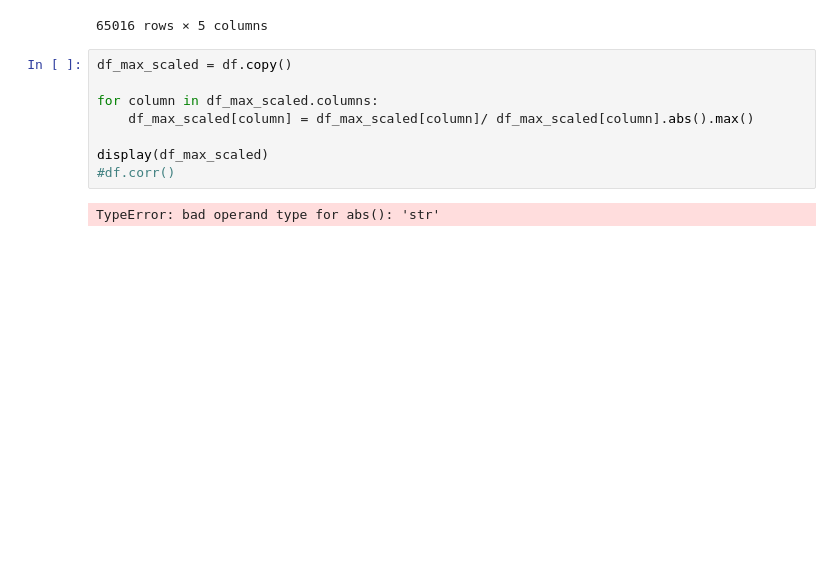
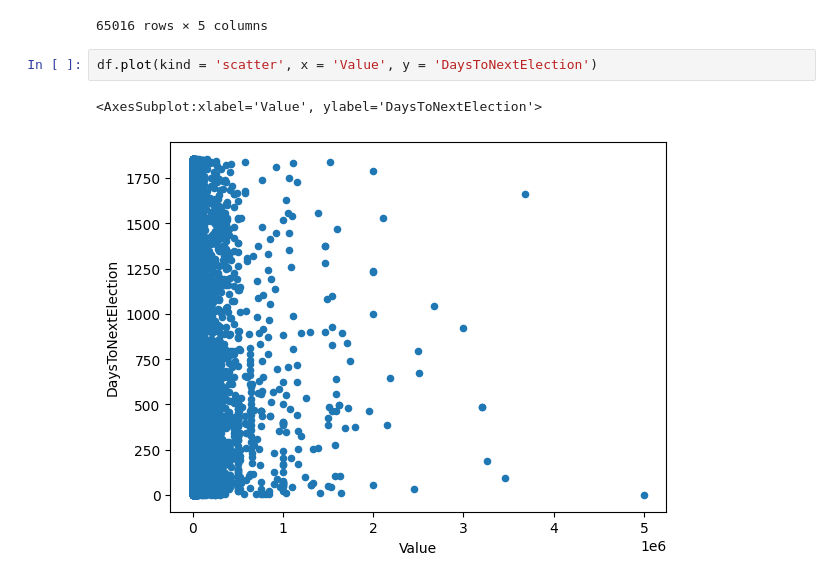
Before and after one commit to Hysnap/PoliticalDonations_Repository, a Jupyter notebook: jupyter_notebooks/DataManipulationTrial.ipynb, the cells around one changed output. Saved outputs shown, nothing was run; the diff lists cells and outputs as text; blank space fills up the shorter version.

```diff
--- a/jupyter_notebooks/DataManipulationTrial.ipynb
+++ b/jupyter_notebooks/DataManipulationTrial.ipynb
@@ -300,13 +300,8 @@ Limited_Columns_df
 | 65276 | Political Party | 50000.00 | 50000.0 | 2017-05-25 | 41 |
 | 65277 | Political Party | 15000.00 | 25000.0 | 2017-05-30 | 36 |
 65016 rows × 5 columns
-# %%
-df_max_scaled = df.copy()
-
-for column in df_max_scaled.columns:
-    df_max_scaled[column] = df_max_scaled[column]/ df_max_scaled[column].abs().max()
-
-display(df_max_scaled)
-#df.corr()
-# %% [output]
-TypeError: bad operand type for abs(): 'str'
+# %%
+df.plot(kind = 'scatter', x = 'Value', y = 'DaysToNextElection')
+# %% [output]
+<AxesSubplot:xlabel='Value', ylabel='DaysToNextElection'>
+[figure, added]
```
Also changed, not shown: parts of 3 cells of this notebook.
